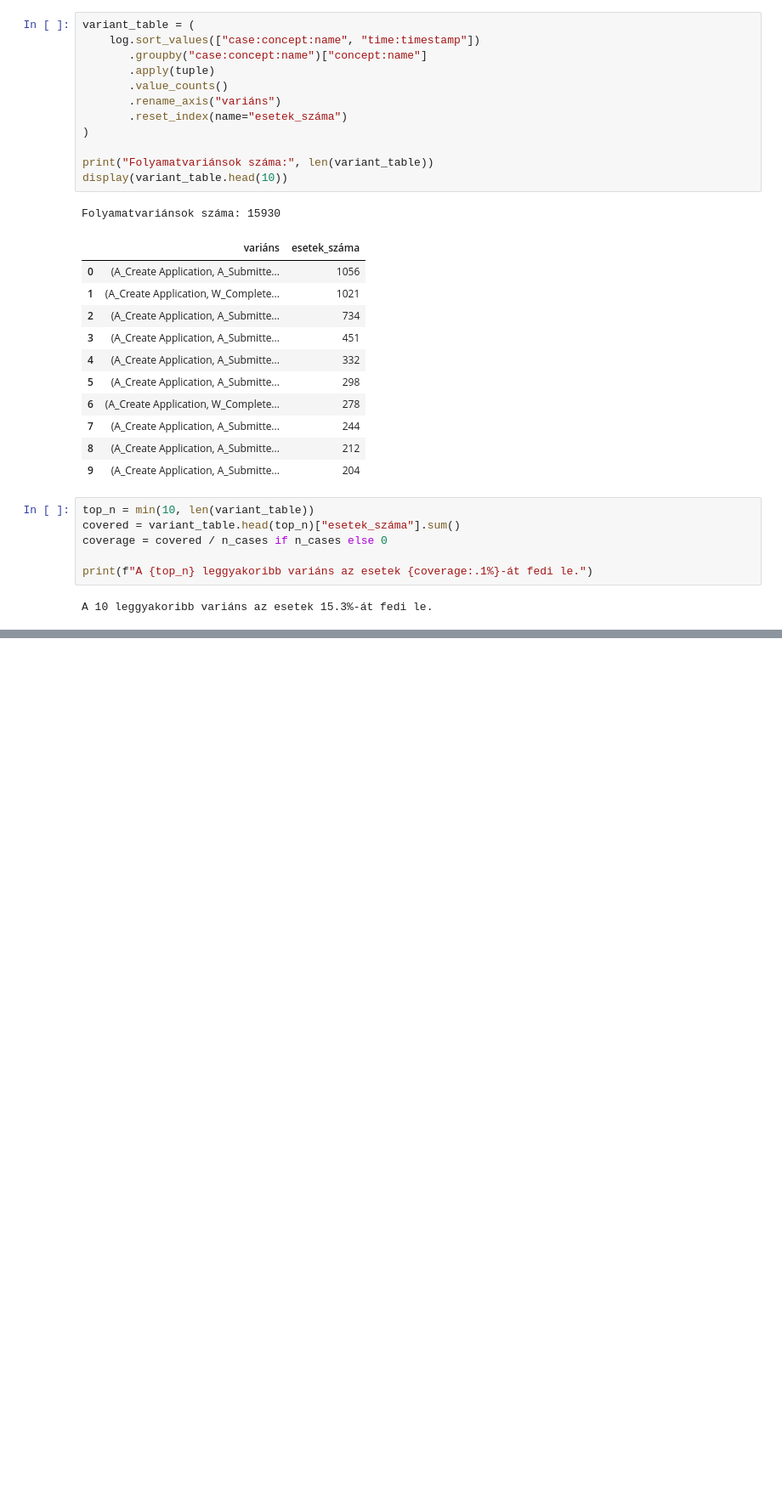
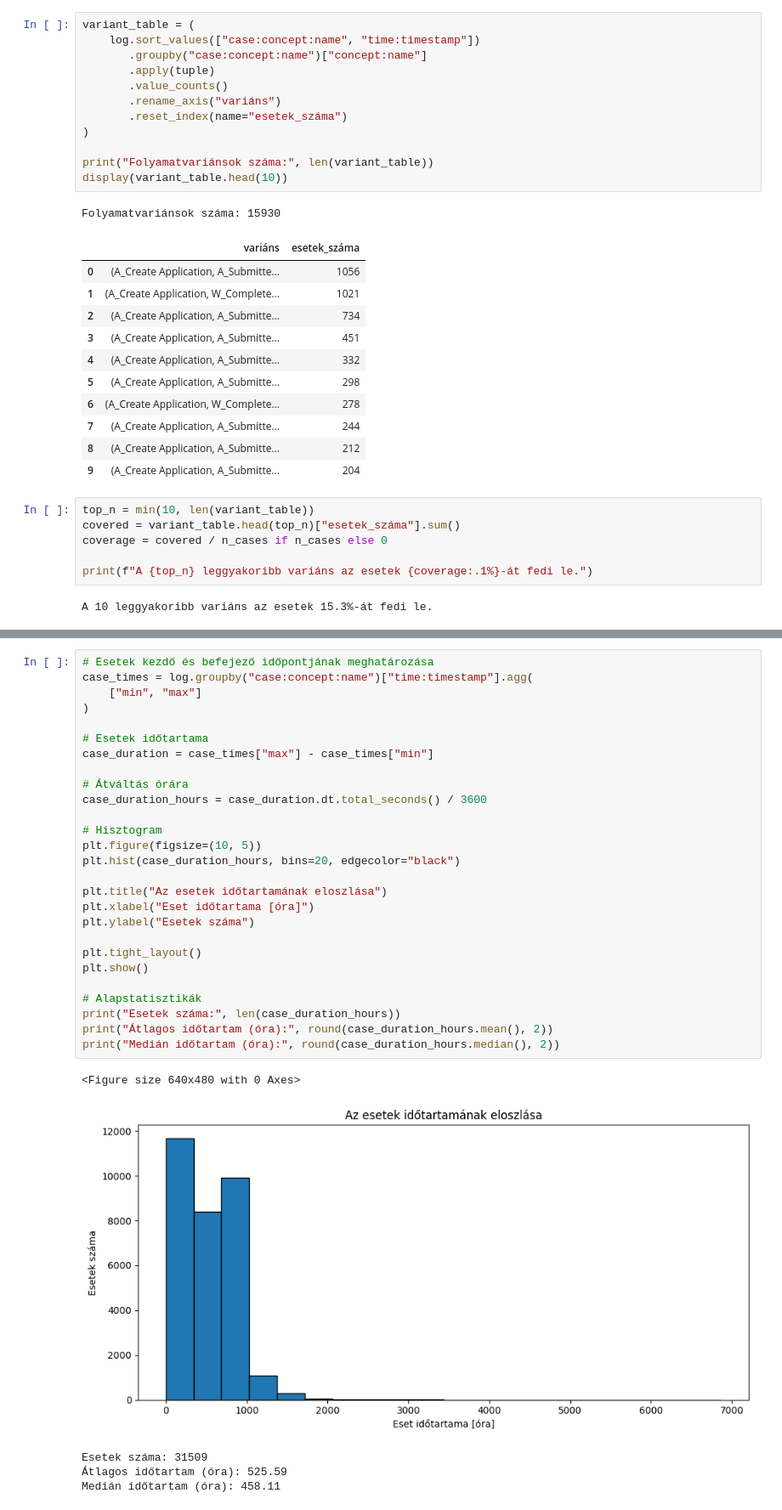
Before and after one commit to csnorbi18/Projekt, a Jupyter notebook: BPI_Challenge_2017.ipynb, the cells around one changed output, grey strips where cells are left out. Shown at 85% size. Saved outputs shown, nothing was run; the diff lists cells and outputs as text; blank space fills up the shorter version.

```diff
--- a/BPI_Challenge_2017.ipynb
+++ b/BPI_Challenge_2017.ipynb
@@ -305,0 +254,33 @@ plt.show()
+# %%
+# Esetek kezdő és befejező időpontjának meghatározása
+case_times = log.groupby("case:concept:name")["time:timestamp"].agg(
+    ["min", "max"]
+)
+
+# Esetek időtartama
+case_duration = case_times["max"] - case_times["min"]
+
+# Átváltás órára
+case_duration_hours = case_duration.dt.total_seconds() / 3600
+
+# Hisztogram
+plt.figure(figsize=(10, 5))
+plt.hist(case_duration_hours, bins=20, edgecolor="black")
+
+plt.title("Az esetek időtartamának eloszlása")
+plt.xlabel("Eset időtartama [óra]")
+plt.ylabel("Esetek száma")
+
+plt.tight_layout()
+plt.show()
+
+# Alapstatisztikák
+print("Esetek száma:", len(case_duration_hours))
+print("Átlagos időtartam (óra):", round(case_duration_hours.mean(), 2))
+print("Medián időtartam (óra):", round(case_duration_hours.median(), 2))
+# %% [output]
+<Figure size 640x480 with 0 Axes>
+[figure, added]
+Esetek száma: 31509
+Átlagos időtartam (óra): 525.59
+Medián időtartam (óra): 458.11
```
Also changed, not shown: parts of 23 cells of this notebook.
